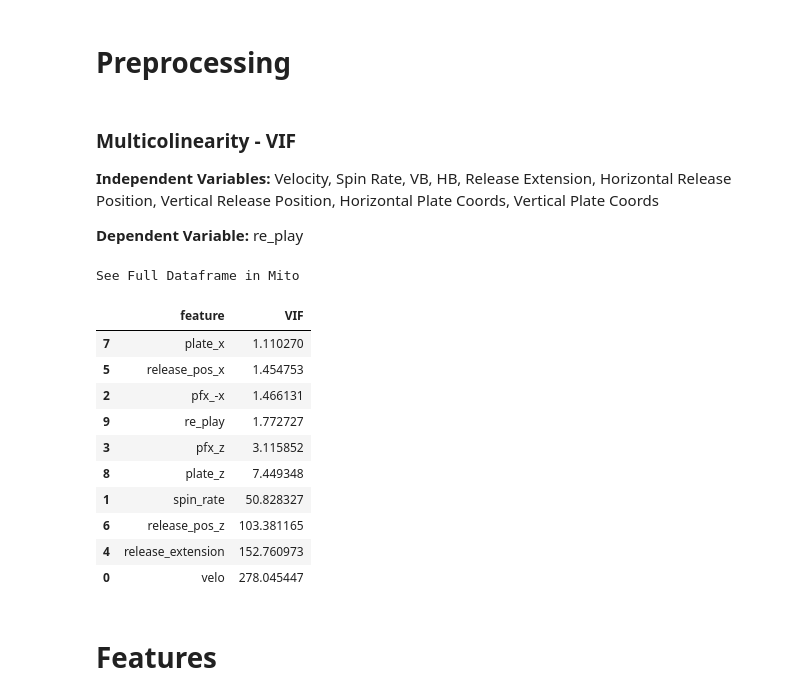
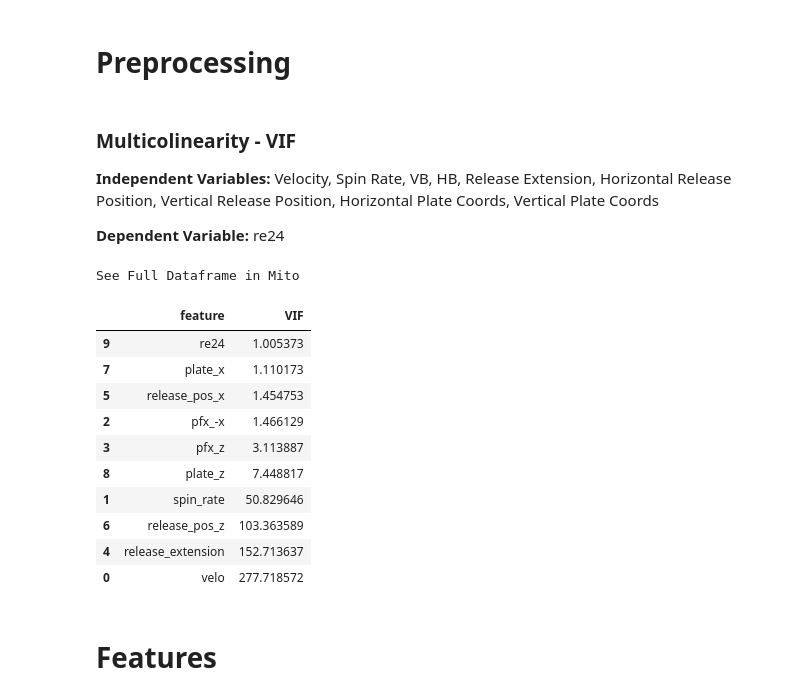
Before and after one commit to anthonyzurke/pitch-model, a Jupyter notebook: notebooks/model-qitch-quality.ipynb, the cells around one changed output. Saved outputs shown, nothing was run; the diff lists cells and outputs as text; code cells hidden in the pictures.

```diff
--- a/notebooks/model-qitch-quality.ipynb
+++ b/notebooks/model-qitch-quality.ipynb
@@ -96,5 +87,8 @@ print('2 outs:', two_outs.shape)
 re = pd.read_csv('../data/run_expectancy_table.csv', index_col = [0])
 data = pd.merge(data, re, how = 'left', on = ['on_1b', 'on_2b', 'on_3b', 'outs_when_up'])
 
-data['re_after'] = data['delta_run_exp'] + data['re']
-data['re_play'] = data['re_after'] + data['runs']
+data['re_end_state'] = data['delta_run_exp'] + data['re']
+data['re24'] = data['delta_run_exp'] + data['runs']
+
+print(data.shape)
+data.head()
@@ -116,32 +107,32 @@ See Full Dataframe in Mito
 ### Multicolinearity - VIF
 **Independent Variables:** Velocity, Spin Rate, VB, HB, Release Extension, Horizontal Release Position, Vertical Release Position, Horizontal Plate Coords, Vertical Plate Coords
 
-**Dependent Variable:** re_play
+**Dependent Variable:** re24
 # %%
 features = data[['velo', 'spin_rate', 'pfx_-x', 'pfx_z', 'release_extension',
-                 'release_pos_x', 'release_pos_z', 'plate_x', 'plate_z', 're_play',
+                 'release_pos_x', 'release_pos_z', 'plate_x', 'plate_z', 're24',
                  'pitch_type', 'p_throws', 'stand']]
 features_vif = features.select_dtypes([np.number])
 vif_data = pd.DataFrame()
 vif_data["feature"] = features_vif.columns
 
 vif_data["VIF"] = [variance_inflation_factor(features_vif.values, i)
                    for i in range(len(features_vif.columns))]
 
 vif_data.sort_values(by = 'VIF').head(10)
 # %% [output]
 See Full Dataframe in Mito
 |  | feature | VIF |
-| 7 | plate_x | 1.110270 |
+| 9 | re24 | 1.005373 |
+| 7 | plate_x | 1.110173 |
 | 5 | release_pos_x | 1.454753 |
-| 2 | pfx_-x | 1.466131 |
-| 9 | re_play | 1.772727 |
-| 3 | pfx_z | 3.115852 |
-| 8 | plate_z | 7.449348 |
-| 1 | spin_rate | 50.828327 |
-| 6 | release_pos_z | 103.381165 |
-| 4 | release_extension | 152.760973 |
-| 0 | velo | 278.045447 |
+| 2 | pfx_-x | 1.466129 |
+| 3 | pfx_z | 3.113887 |
+| 8 | plate_z | 7.448817 |
+| 1 | spin_rate | 50.829646 |
+| 6 | release_pos_z | 103.363589 |
+| 4 | release_extension | 152.713637 |
+| 0 | velo | 277.718572 |
 # %% [markdown]
 # Features
 # %%
```
Also changed, not shown: parts of 24 cells of this notebook, 3 other files.
